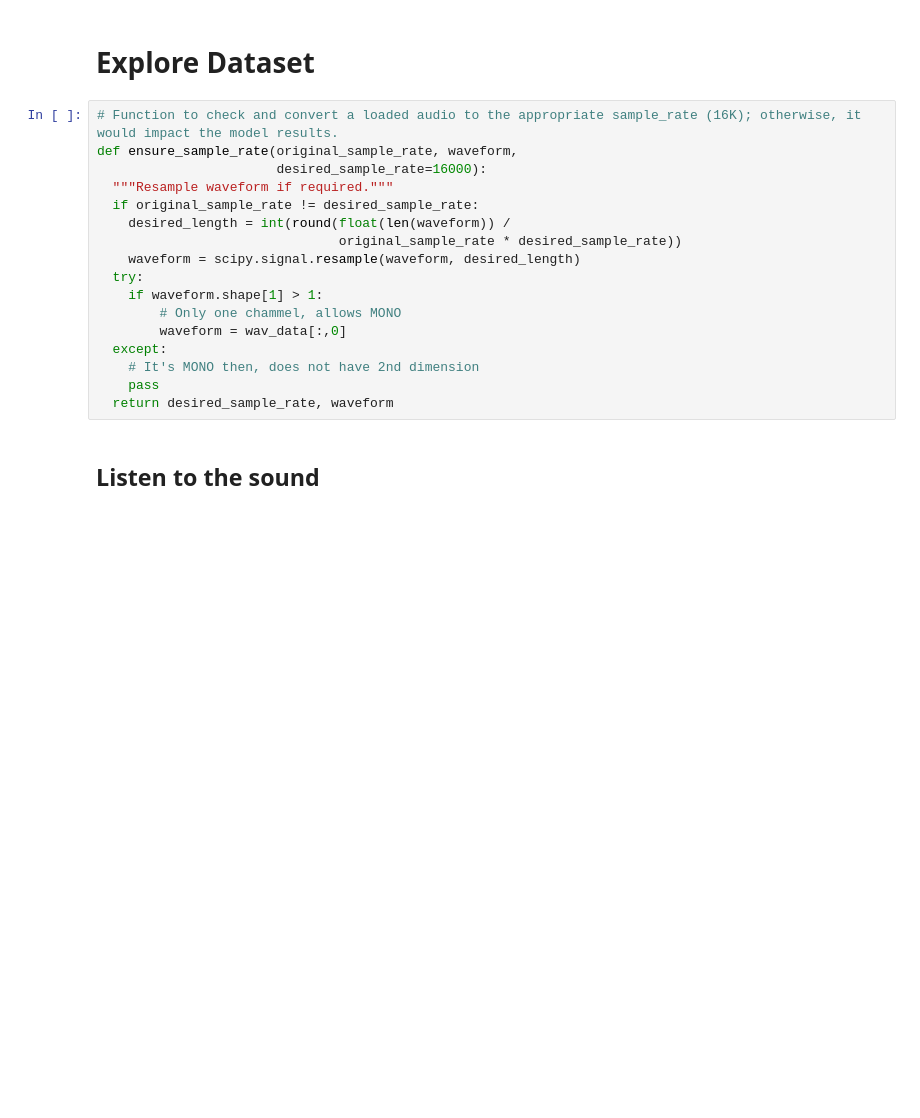
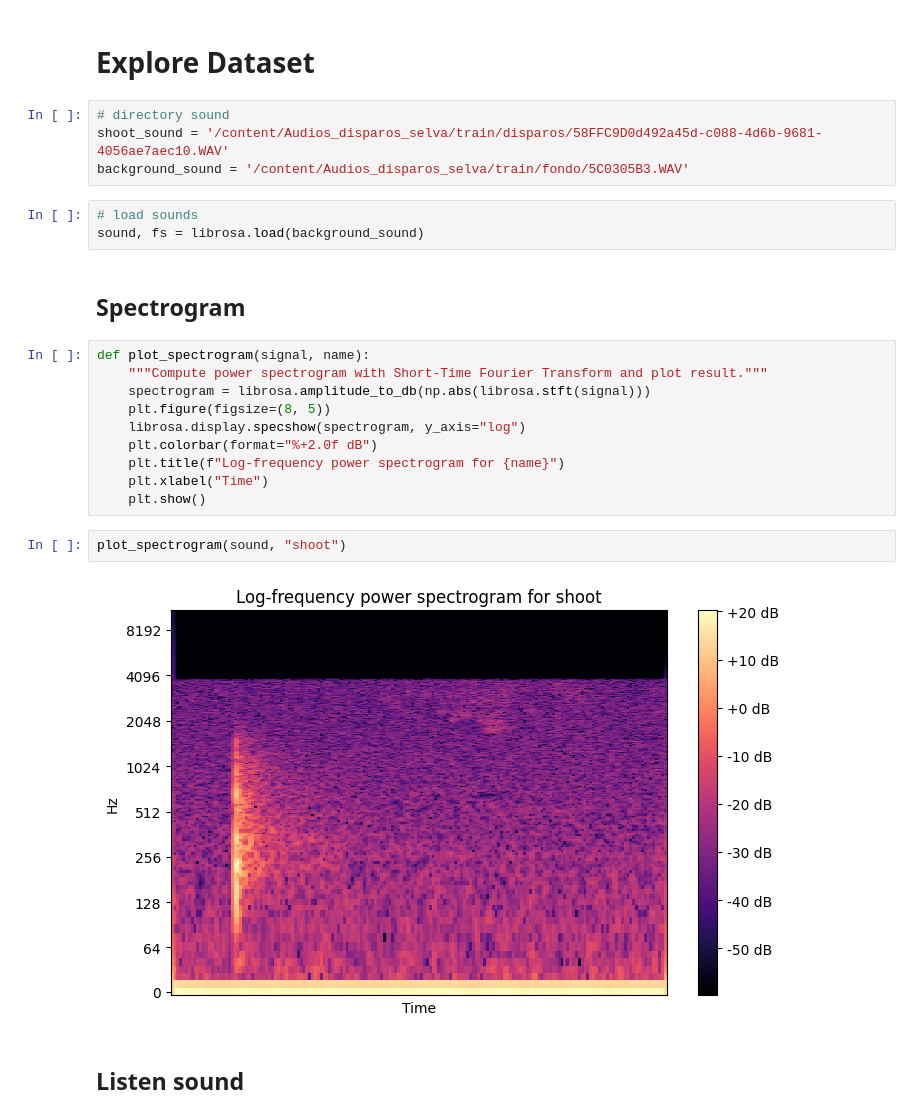
Before and after one commit to GabyDs/FirearmShotDetectionSystem, a Jupyter notebook: FirearmShotDetectionSystem.ipynb, the cells around one changed output. Cells and saved outputs as stored; diff of their text form; blank space fills up the shorter version.

Commit message:
Spectrogram and amplitude plot to describe sound

```diff
--- a/FirearmShotDetectionSystem.ipynb
+++ b/FirearmShotDetectionSystem.ipynb
@@ -22,22 +24,28 @@ from scipy.io import wavfile
 !unzip train.zip
 # %% [markdown]
 # Explore Dataset
-# %%
-# Function to check and convert a loaded audio to the appropriate sample_rate (16K); otherwise, it would impact the model results.
-def ensure_sample_rate(original_sample_rate, waveform,
-                       desired_sample_rate=16000):
-  """Resample waveform if required."""
-  if original_sample_rate != desired_sample_rate:
-    desired_length = int(round(float(len(waveform)) /
-                               original_sample_rate * desired_sample_rate))
-    waveform = scipy.signal.resample(waveform, desired_length)
-  try:
-    if waveform.shape[1] > 1:
-        # Only one chammel, allows MONO
-        waveform = wav_data[:,0]
-  except:
-    # It's MONO then, does not have 2nd dimension
-    pass
-  return desired_sample_rate, waveform
+# %%
+# directory sound
+shoot_sound = '/content/Audios_disparos_selva/train/disparos/58FFC9D0d492a45d-c088-4d6b-9681-4056ae7aec10.WAV'
+background_sound = '/content/Audios_disparos_selva/train/fondo/5C0305B3.WAV'
+# %%
+# load sounds
+sound, fs = librosa.load(background_sound)
+# %% [markdown]
+## Spectrogram
+# %%
+def plot_spectrogram(signal, name):
+    """Compute power spectrogram with Short-Time Fourier Transform and plot result."""
+    spectrogram = librosa.amplitude_to_db(np.abs(librosa.stft(signal)))
+    plt.figure(figsize=(8, 5))
+    librosa.display.specshow(spectrogram, y_axis="log")
+    plt.colorbar(format="%+2.0f dB")
+    plt.title(f"Log-frequency power spectrogram for {name}")
+    plt.xlabel("Time")
+    plt.show()
+# %%
+plot_spectrogram(sound, "shoot")
+# %% [output]
+[figure, added]
 # %% [markdown]
-## Listen to the sound
+## Listen sound
```
Also changed, not shown: parts of 9 cells of this notebook.
